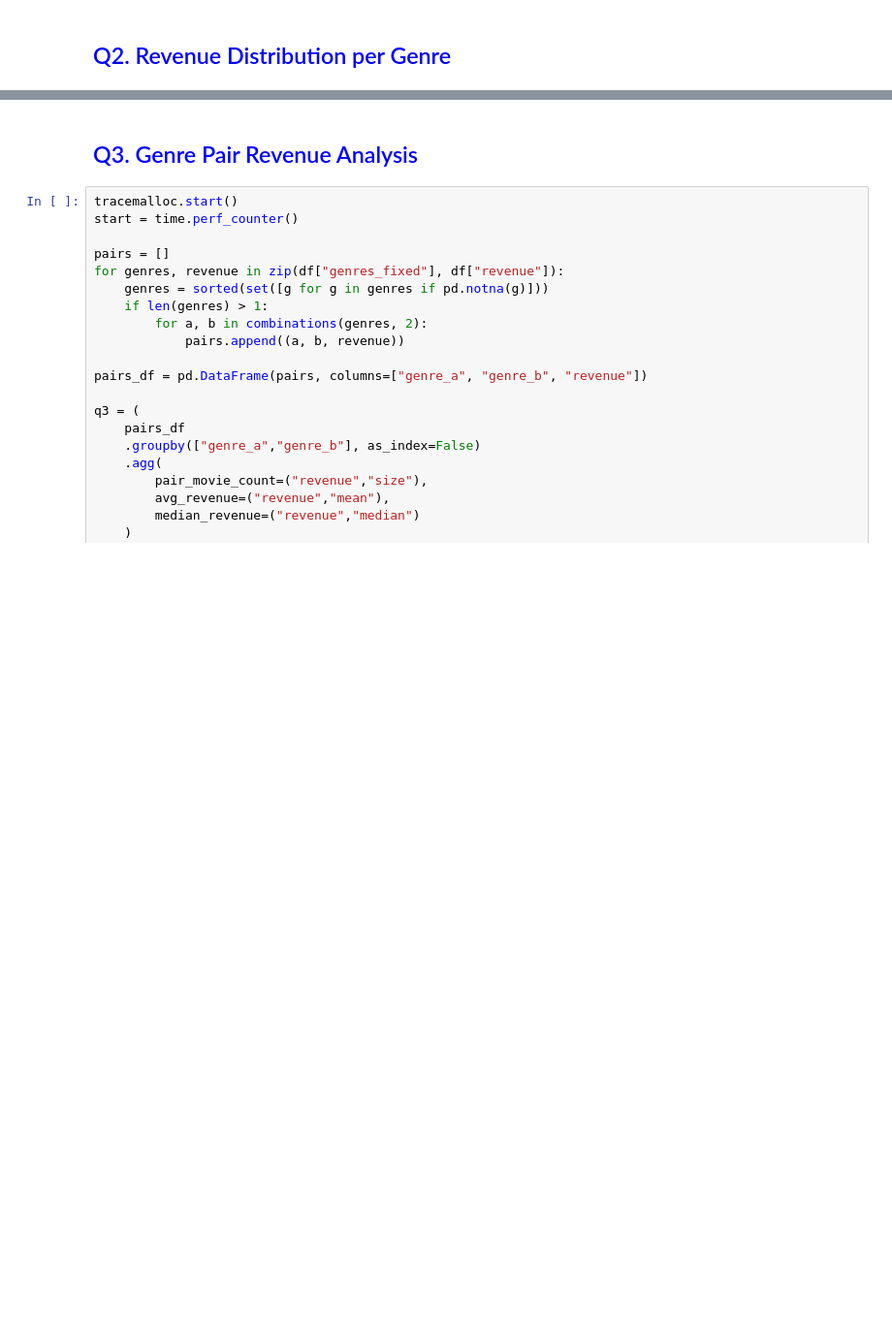
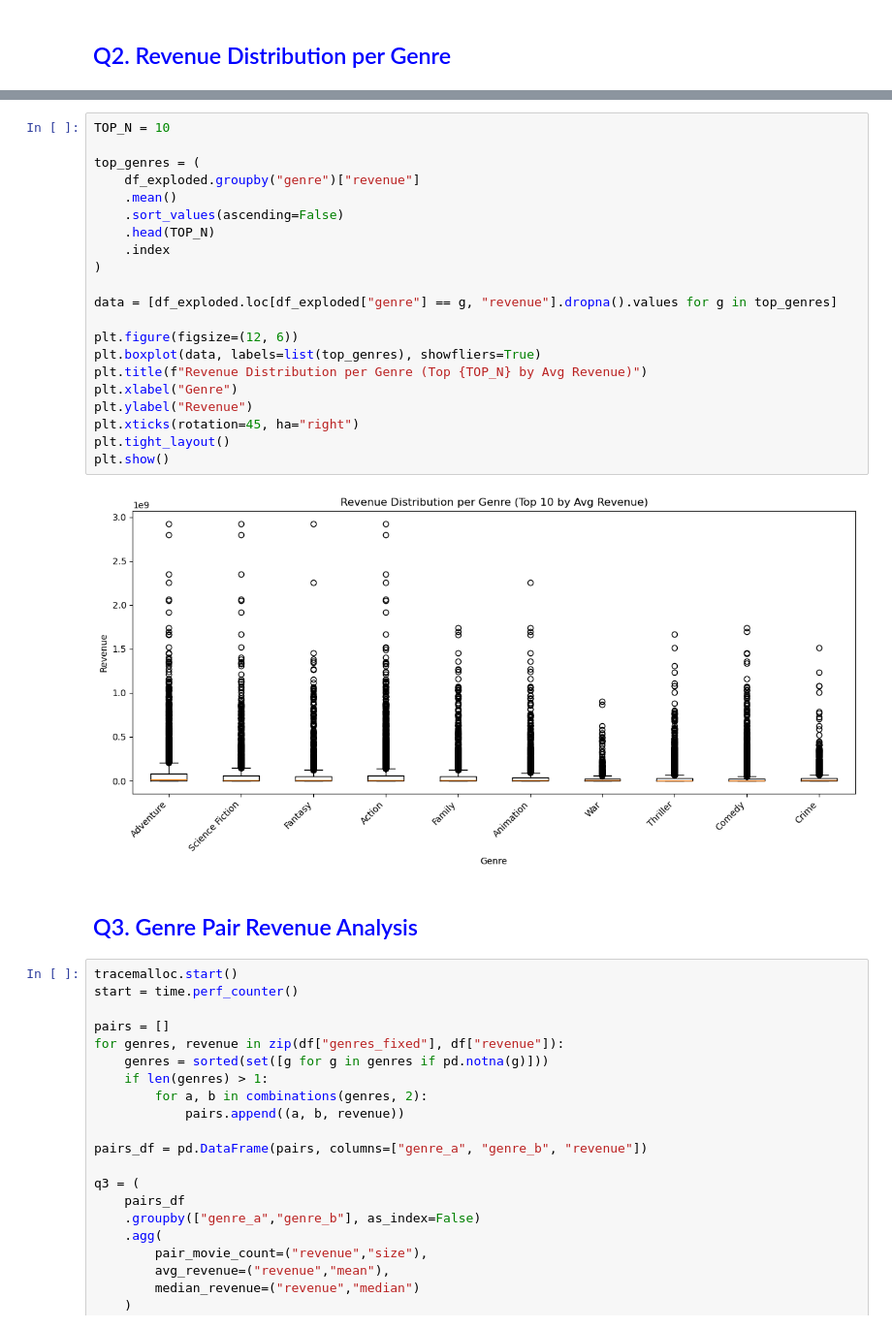
Before and after one commit to sheazyRato/thinkTank, a Jupyter notebook: Big Data - Genre Analysis .ipynb, the cells around one changed output, grey strips where cells are left out. Shown at 97% size. Cells and saved outputs as stored; diff of their text form; blank space fills up the shorter version.

```diff
--- a/Big Data - Genre Analysis .ipynb
+++ b/Big Data - Genre Analysis .ipynb
@@ -166,4 +184,27 @@ Execution Time: 0.0295 sec
 Peak Memory: 3.03 MB
+# %%
+TOP_N = 10
+
+top_genres = (
+    df_exploded.groupby("genre")["revenue"]
+    .mean()
+    .sort_values(ascending=False)
+    .head(TOP_N)
+    .index
+)
+
+data = [df_exploded.loc[df_exploded["genre"] == g, "revenue"].dropna().values for g in top_genres]
+
+plt.figure(figsize=(12, 6))
+plt.boxplot(data, labels=list(top_genres), showfliers=True)
+plt.title(f"Revenue Distribution per Genre (Top {TOP_N} by Avg Revenue)")
+plt.xlabel("Genre")
+plt.ylabel("Revenue")
+plt.xticks(rotation=45, ha="right")
+plt.tight_layout()
+plt.show()
+# %% [output]
+[figure, added]
 # %% [markdown]
 ## <span style="color:blue">Q3. Genre Pair Revenue Analysis</span>
 # %%
```
Also changed, not shown: parts of 9 cells of this notebook.
